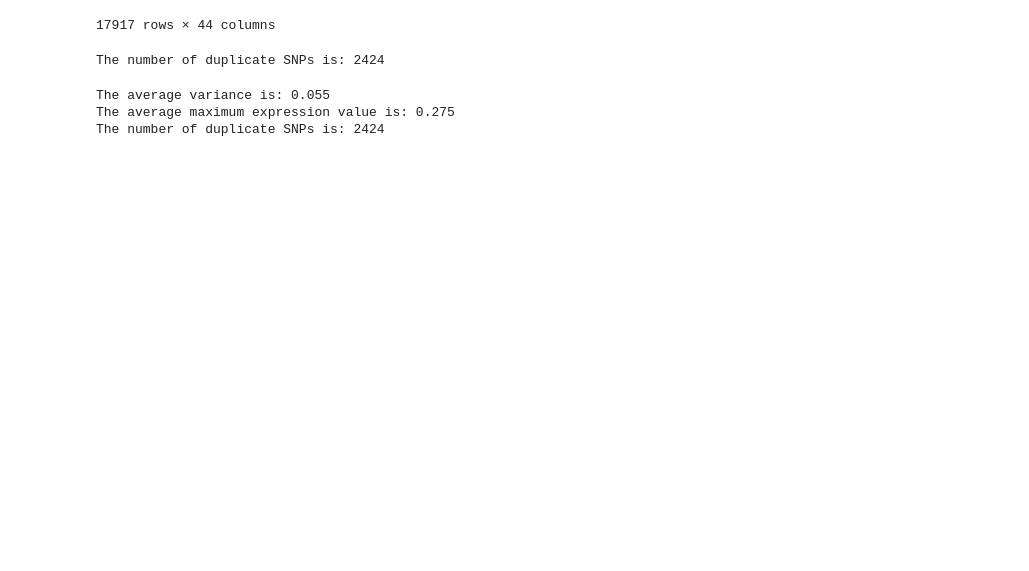
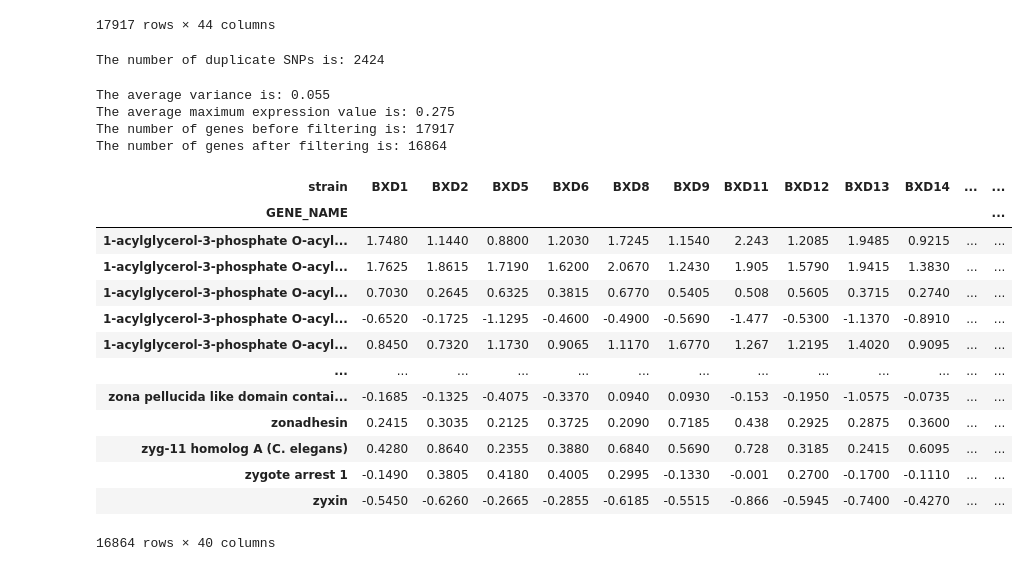
Before and after one commit to GilSasson1/System_Genetics, a Jupyter notebook: hw3.ipynb, the cells around one changed output. Drawn from its saved outputs; the diff is of its cells as text; code cells hidden in the pictures; blank space fills up the shorter version.

```diff
--- a/hw3.ipynb
+++ b/hw3.ipynb
@@ -16,7 +16,7 @@ from collections import Counter
 # %% [markdown]
 ## Preprocessing
 # %%
-directory_path = "/Users/gilsasson/Library/CloudStorage/OneDrive-mail.tau.ac.il/ביולוגיה ומדעי המוח/שנה ג/סמסטר ב/גנטיקה בעידן הרפואה האישית/Assignments/Assignment 3/"
+directory_path = "/Users/gilsasson/PycharmProjects/pythonProject/System_Genetics/data/"
 # %%
 # Download the alphabet
 gse_myeloid = GEOparse.get_GEO(geo='GSE18067', destdir=directory_path)
@@ -285,20 +285,35 @@ The number of duplicate SNPs is: 2424
 # %%
 # Filtering for liver alphabet
 liver_df_filtered = liver_df.dropna()
 row_variance = liver_df_filtered.var(axis=1)
 average_variance = row_variance.mean()
 print(f"The average variance is: {round(average_variance, 3)}")
-liver_df_filtered = liver_df[row_variance > average_variance/10]
+liver_df_filtered = liver_df_filtered[row_variance > average_variance/10]
 row_max = liver_df_filtered.max(axis=1)
 average_max = row_max.mean()
 print(f"The average maximum expression value is: {round(average_max, 3)}")
 liver_df_filtered = liver_df_filtered[row_max > average_max-2]
 print(f"The number of genes before filtering is: {len(liver_df)} \nThe number of genes after filtering is: {len(liver_df_filtered)}")
 liver_df_filtered
 # %% [output]
 The average variance is: 0.055
 The average maximum expression value is: 0.275
-The number of duplicate SNPs is: 2424
+The number of genes before filtering is: 17917
+The number of genes after filtering is: 16864
+| strain | BXD1 | BXD2 | BXD5 | BXD6 | BXD8 | BXD9 | BXD11 | BXD12 | BXD13 | BXD14 | ... | ... |
+| GENE_NAME |  |  |  |  |  |  |  |  |  |  |  | ... |
+| 1-acylglycerol-3-phosphate O-acyl... | 1.7480 | 1.1440 | 0.8800 | 1.2030 | 1.7245 | 1.1540 | 2.243 | 1.2085 | 1.9485 | 0.9215 | ... | ... |
+| 1-acylglycerol-3-phosphate O-acyl... | 1.7625 | 1.8615 | 1.7190 | 1.6200 | 2.0670 | 1.2430 | 1.905 | 1.5790 | 1.9415 | 1.3830 | ... | ... |
+| 1-acylglycerol-3-phosphate O-acyl... | 0.7030 | 0.2645 | 0.6325 | 0.3815 | 0.6770 | 0.5405 | 0.508 | 0.5605 | 0.3715 | 0.2740 | ... | ... |
+| 1-acylglycerol-3-phosphate O-acyl... | -0.6520 | -0.1725 | -1.1295 | -0.4600 | -0.4900 | -0.5690 | -1.477 | -0.5300 | -1.1370 | -0.8910 | ... | ... |
+| 1-acylglycerol-3-phosphate O-acyl... | 0.8450 | 0.7320 | 1.1730 | 0.9065 | 1.1170 | 1.6770 | 1.267 | 1.2195 | 1.4020 | 0.9095 | ... | ... |
+| ... | ... | ... | ... | ... | ... | ... | ... | ... | ... | ... | ... | ... |
+| zona pellucida like domain contai... | -0.1685 | -0.1325 | -0.4075 | -0.3370 | 0.0940 | 0.0930 | -0.153 | -0.1950 | -1.0575 | -0.0735 | ... | ... |
+| zonadhesin | 0.2415 | 0.3035 | 0.2125 | 0.3725 | 0.2090 | 0.7185 | 0.438 | 0.2925 | 0.2875 | 0.3600 | ... | ... |
+| zyg-11 homolog A (C. elegans) | 0.4280 | 0.8640 | 0.2355 | 0.3880 | 0.6840 | 0.5690 | 0.728 | 0.3185 | 0.2415 | 0.6095 | ... | ... |
+| zygote arrest 1 | -0.1490 | 0.3805 | 0.4180 | 0.4005 | 0.2995 | -0.1330 | -0.001 | 0.2700 | -0.1700 | -0.1110 | ... | ... |
+| zyxin | -0.5450 | -0.6260 | -0.2665 | -0.2855 | -0.6185 | -0.5515 | -0.866 | -0.5945 | -0.7400 | -0.4270 | ... | ... |
+16864 rows × 40 columns
 # %%
 # Function for the analysis
 def association_test(df, snps):
```
Also changed, not shown: parts of 8 cells of this notebook.
